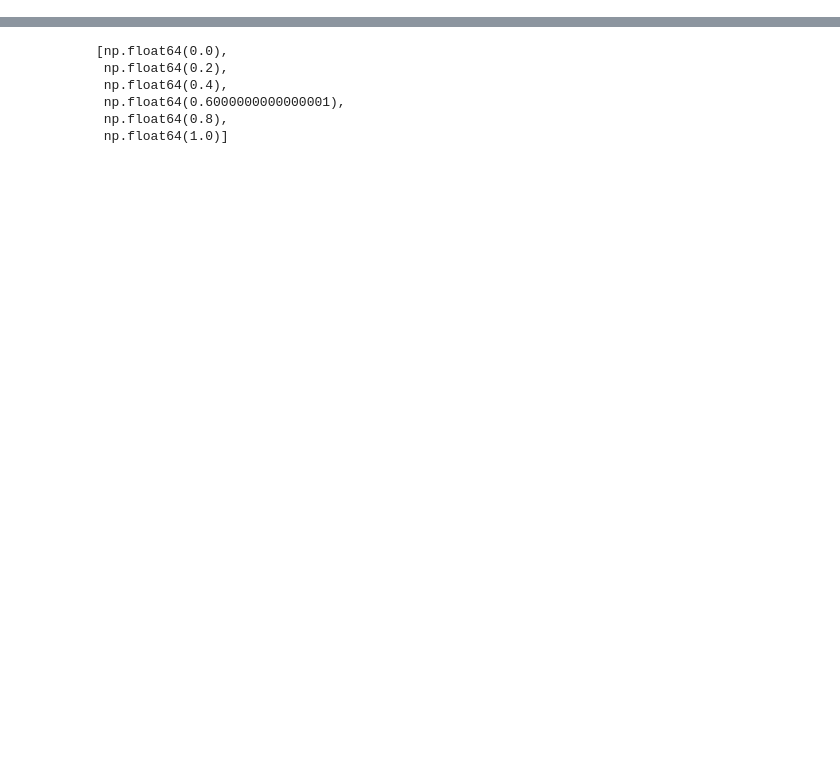
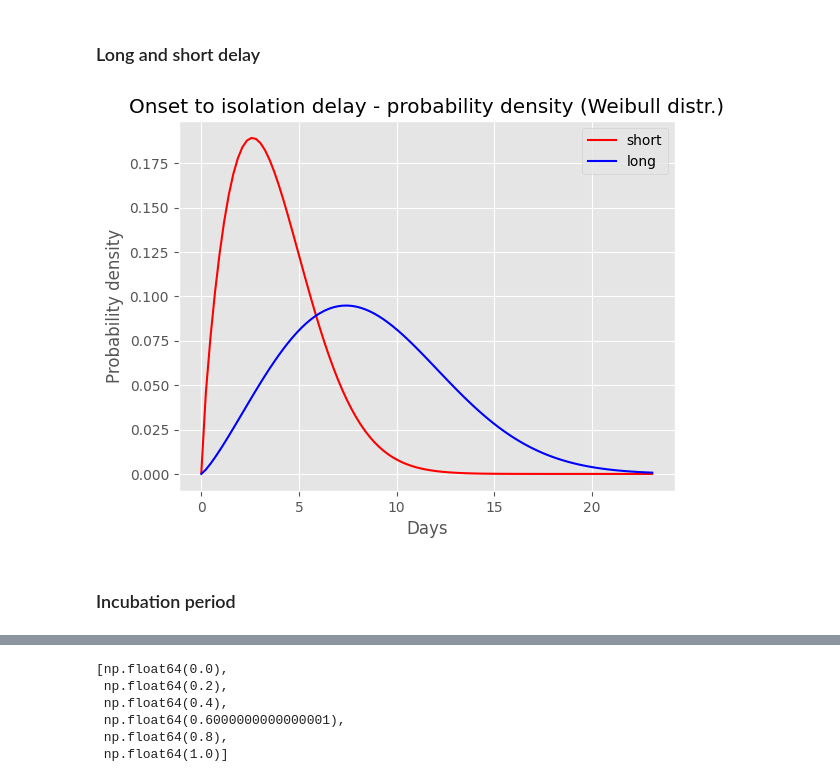
Before and after one commit to Michozord/sars_simulation, a Jupyter notebook: simulation.ipynb, the cells around one changed output, grey strips where cells are left out. Drawn from its saved outputs; the diff is of its cells as text; code cells hidden in the pictures; blank space fills up the shorter version.

```diff
--- a/simulation.ipynb
+++ b/simulation.ipynb
@@ -7,2 +34,46 @@ from simulation_backend import Simulation, Scenario, ScenarioParameters
 
 plt.style.use('ggplot')
+# %% [markdown]
+### Long and short delay
+# %%
+def estimate_weibull_params(mean, median, q1, q3):
+    def objective(params):
+        k, lam = params
+
+        theoretical_mean = lam * gamma(1 + 1 / k)
+        theoretical_median = lam * (np.log(2)) ** (1 / k)
+        theoretical_q1 = lam * (np.log(4 / 3)) ** (1 / k)
+        theoretical_q3 = lam * (np.log(4)) ** (1 / k)
+
+        mean_error = ((theoretical_mean - mean) / mean) ** 2
+        median_error = ((theoretical_median - median) / median) ** 2
+        q1_error = ((theoretical_q1 - q1) / q1) ** 2
+        q3_error = ((theoretical_q3 - q3) / q3) ** 2
+
+        return mean_error + median_error + q1_error + q3_error
+
+    initial_guess = [2.0, mean]
+    bounds = [(0.1, 10), (0.1, 20)]
+
+    result = minimize(objective, initial_guess, bounds=bounds, method='L-BFGS-B')
+
+    return result.x
+# %%
+fig, ax = plt.subplots(1, 1)
+
+weibull_c_short, weibull_lambda_short = estimate_weibull_params(mean=3.43, median=3.83, q1=2.02, q3=5.23)
+
+weibull_c_long, weibull_lambda_long = estimate_weibull_params(mean=9.1, median=8.09, q1=5.52, q3=10.93)
+
+x = np.linspace(weibull_min.pdf(0.01, weibull_c_short, scale=weibull_lambda_long),
+                weibull_min.ppf(0.99, weibull_c_short, scale=weibull_lambda_long), 100)
+ax.plot(x, weibull_min.pdf(x, weibull_c_short, scale=weibull_lambda_short),'r-', label="short")
+ax.plot(x, weibull_min.pdf(x, weibull_c_long, scale=weibull_lambda_long),'b-', label="long")
+plt.ylabel("Probability density")
+plt.xlabel("Days")
+plt.legend()
+_ = plt.title("Onset to isolation delay - probability density (Weibull distr.)")
+# %% [output]
+[figure, added]
+# %% [markdown]
+### Incubation period
```
Also changed, not shown: parts of 18 cells of this notebook.
